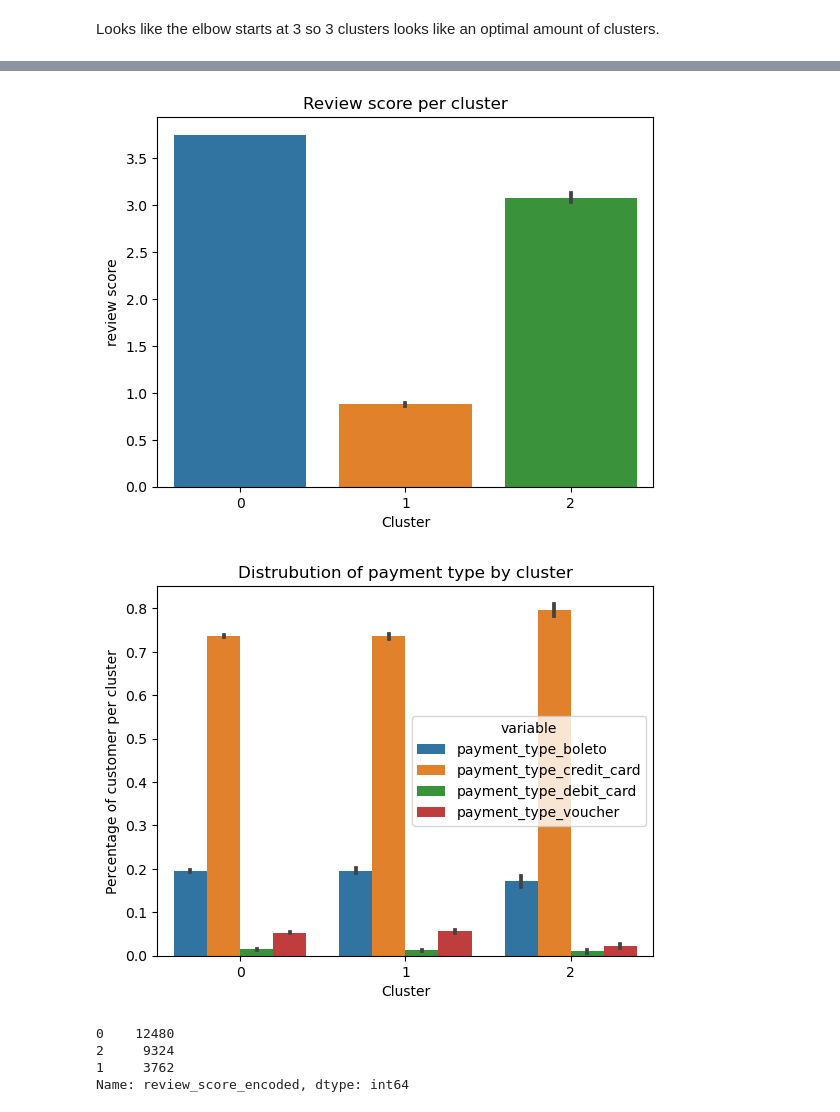
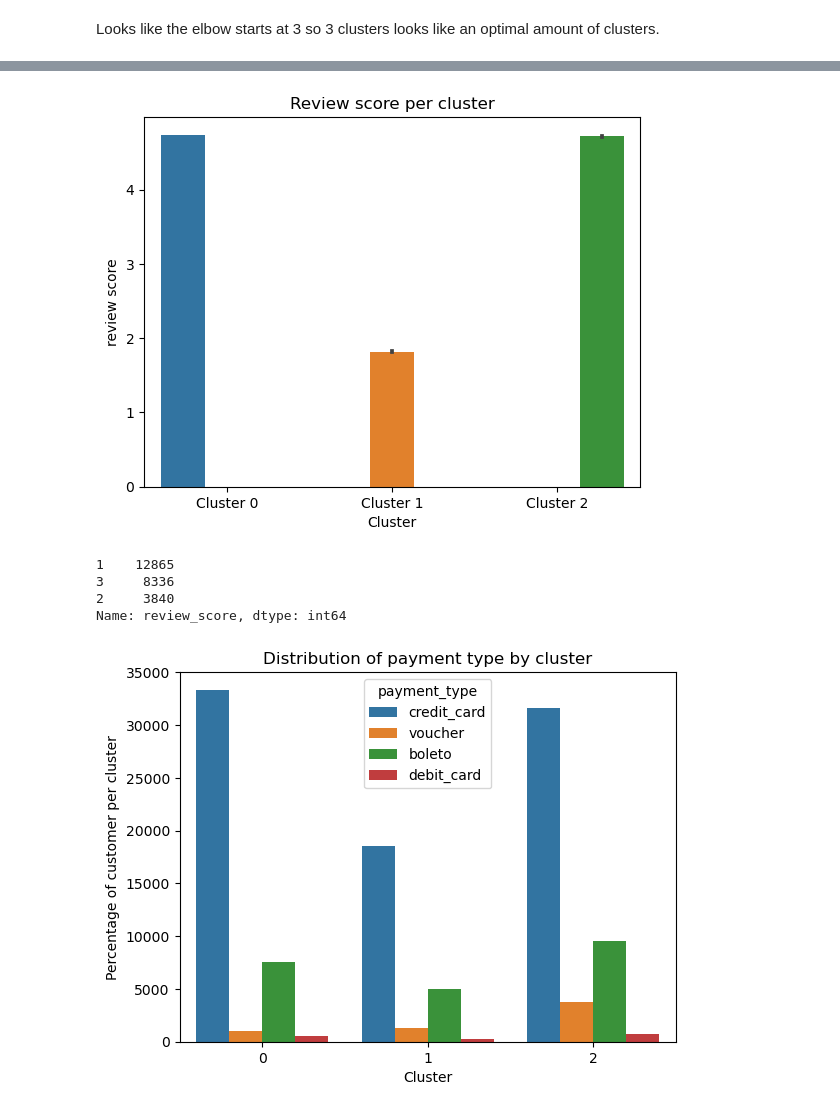
Before and after one commit to Timohvd/e-commerce-project, a Jupyter notebook: Customer_segmentation.ipynb, the cells around one changed output, grey strips where cells are left out. Saved outputs shown, nothing was run; the diff lists cells and outputs as text; code cells hidden in the pictures.

Commit message:
Final update. Log transformation and adding graphs

```diff
--- a/Customer_segmentation.ipynb
+++ b/Customer_segmentation.ipynb
@@ -35,6 +45,8 @@ data = data.drop(columns=['Unnamed: 0', 'order_id', 'order_purchase_timestamp',
                           'customer_id', 'customer_zip_code_prefix', 'customer_city', 'customer_state', 'seller_zip_code_prefix',
                           'seller_city', 'seller_state', 'order_estimated_delivery_date', 'seller_id', 'review_id', 'product_height_cm',
                           'product_width_cm', 'customer_unique_id'])
+# %%
+data_1 = data.copy()
 # %%
 data.columns
 # %% [output]
@@ -64,3 +78,6 @@ plt.show()
+# %%
+data['price'] = np.log1p(data['price'])
+data['payment_value'] = np.log1p(data['payment_value'])
 # %%
 data['review_score'].plot(kind='hist')
 # %% [output]
@@ -91,7 +108,7 @@ The review score column is an integer column. However in this context the column
 ordinal_encoder = OrdinalEncoder()
 data['review_score_encoded'] = ordinal_encoder.fit_transform(data[['review_score']])
 data['review_score_encoded'] = data['review_score_encoded'].astype(np.int)
-data.drop(columns=['review_score'], inplace=True)
+data.drop(columns=['review_score'])
 data.head()
 # %% [output]
 Deprecated in NumPy 1.20; for more details and guidance: https://numpy.org/devdocs/release/1.20.0-notes.html#deprecations
@@ -193,0 +211,3 @@ plt.show()
+# %%
+data_1['Cluster'] = data['Cluster']
+data_1.head()
@@ -194,22 +221,23 @@ plt.show()
 # %%
-sns.barplot(data=data, x='Cluster', y='review_score_encoded')
+sns.barplot(data=data_1, x='Cluster', y='review_score', hue='Cluster')
 plt.title('Review score per cluster')
 plt.ylabel('review score')
+plt.legend().remove()
+plt.xticks(ticks=[0, 1, 2], labels=['Cluster 0', 'Cluster 1', 'Cluster 2'])
 plt.show()
 # %% [output]
-[figure, old version]
+[figure, new version]
+# %%
+data_1[data_1['Cluster'] == 1]['review_score'].value_counts()
+# %% [output]
+1    12865
+3     8336
+2     3840
+Name: review_score, dtype: int64
 # %%
-melted_data = data.melt(id_vars='Cluster', value_vars=['payment_type_boleto', 'payment_type_credit_card', 'payment_type_debit_card', 'payment_type_voucher'])
-sns.barplot(data=melted_data, x='Cluster', y='value', hue='variable')
-plt.title('Distrubution of payment type by cluster')
+sns.countplot(data=data_1, x='Cluster', hue='payment_type')
+plt.title('Distribution of payment type by cluster')
 plt.ylabel('Percentage of customer per cluster')
 plt.show()
 # %% [output]
-[figure, old version]
+[figure, new version]
-# %%
-data[data['Cluster'] == 1]['review_score_encoded'].value_counts()
-# %% [output]
-0    12480
-2     9324
-1     3762
-Name: review_score_encoded, dtype: int64
```
Also changed, not shown: parts of 14 cells of this notebook.
